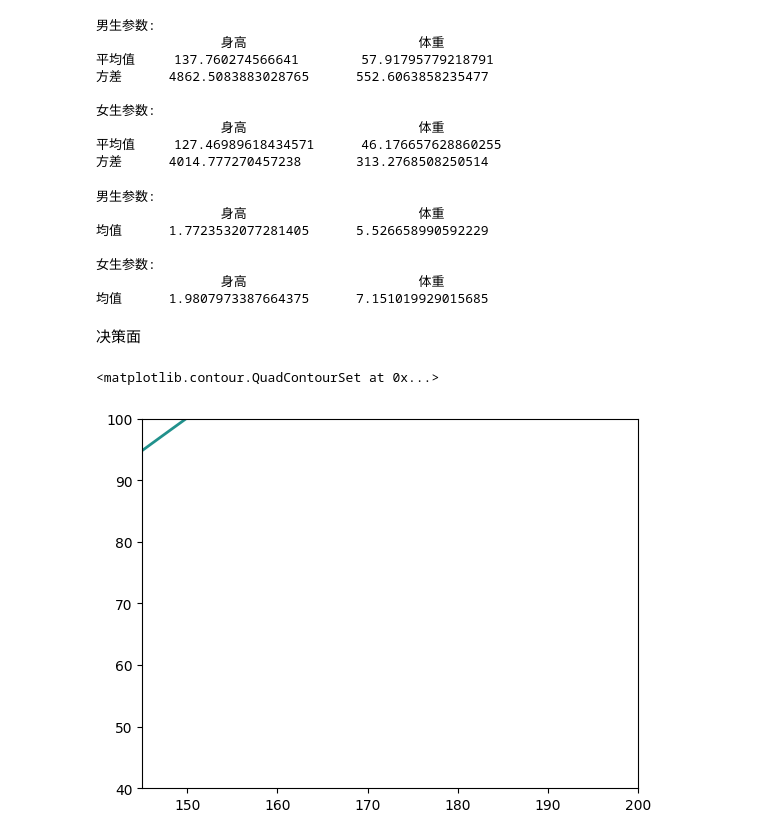
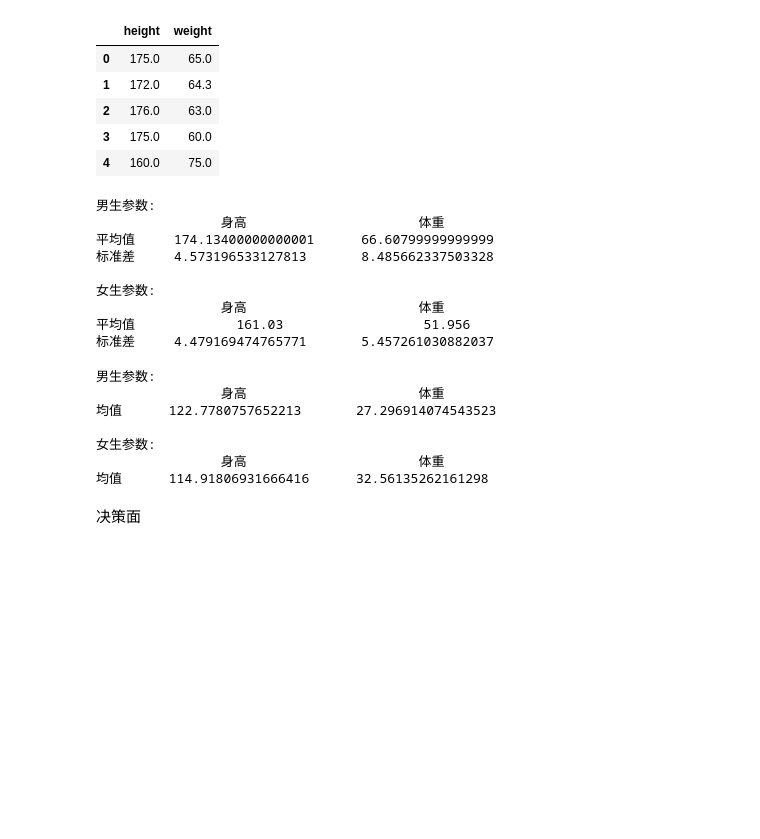
Before and after one commit to mikofan/Naive_Bayes_Classifier, a Jupyter notebook: test.ipynb, the cells around one changed output. Cells and saved outputs as stored; diff of their text form; code cells hidden in the pictures; blank space fills up the shorter version.

```diff
--- a/test.ipynb
+++ b/test.ipynb
@@ -12,44 +12,52 @@ dataset_train = pd.read_csv('data/traindata.csv')
 # %%
 #先分开取出训练集的男女数据
 dataset_male_train = dataset_train[dataset_train['gender'] == 'Male']
 dataset_female_train = dataset_train[dataset_train['gender'] == 'Female']
 
 #分别提取男女的身高体重特征
 body_male_train = dataset_male_train[['height','weight']]
 body_female_train = dataset_female_train[['height','weight']]
+body_male_train.head()
+# %% [output]
+|  | height | weight |
+| 0 | 175.0 | 65.0 |
+| 1 | 172.0 | 64.3 |
+| 2 | 176.0 | 63.0 |
+| 3 | 175.0 | 60.0 |
+| 4 | 160.0 | 75.0 |
 # %%
 #最大似然估计
 male_data = body_male_train.describe()
 female_data = body_female_train.describe()
 
 male_result = {}
-male_result['height_mean'] = male_data['height'].mean()
-male_result['height_sig'] = male_data['height'].std()
-male_result['weight_mean'] = male_data['weight'].mean()
-male_result['weight_sig'] = male_data['weight'].std()
+male_result['height_mean'] = body_male_train['height'].mean()
+male_result['height_sig'] = body_male_train['height'].std()
+male_result['weight_mean'] = body_male_train['weight'].mean()
+male_result['weight_sig'] = body_male_train['weight'].std()
 
 female_result = {}
-female_result['height_mean'] = female_data['height'].mean()
-female_result['height_sig'] = female_data['height'].std()
-female_result['weight_mean'] = female_data['weight'].mean()
-female_result['weight_sig'] = female_data['weight'].std()
+female_result['height_mean'] = body_female_train['height'].mean()
+female_result['height_sig'] = body_female_train['height'].std()
+female_result['weight_mean'] = body_female_train['weight'].mean()
+female_result['weight_sig'] = body_female_train['weight'].std()
 
 print('男生参数:\n\t\t身高\t\t\t体重\n平均值\t{}\t{}\n标准差\t{}\t{}\n'.
       format(male_result['height_mean'], male_result['weight_mean'],
              male_result['height_sig'], male_result['weight_sig']))
-print('女生参数:\n\t\t身高\t\t\t体重\n平均值\t{}\t{}\n标准差\t{}\t{}'.
+print('女生参数:\n\t\t身高\t\t\t体重\n平均值\t\t{}\t\t\t{}\n标准差\t{}\t{}'.
       format(female_result['height_mean'], female_result['weight_mean'],
              female_result['height_sig'], female_result['weight_sig']))
 # %% [output]
 男生参数:
                 身高                      体重
-平均值     137.760274566641        57.91795779218791
-方差      4862.5083883028765      552.6063858235477
+平均值     174.13400000000001      66.60799999999999
+标准差     4.573196533127813       8.485662337503328
 
 女生参数:
                 身高                      体重
-平均值     127.46989618434571      46.176657628860255
-方差      4014.777270457238       313.2768508250514
+平均值             161.03                  51.956
+标准差     4.479169474765771       5.457261030882037
 # %%
 #贝叶斯估计
 mean0 = 0
@@ -59,11 +67,12 @@ count['Total'] = dataset_train.shape[0]
 count['Male'] = dataset_male_train.shape[0]
 count['Female'] = dataset_female_train.shape[0]
 
-male_result['height_mean_bayes'] = (1/(count['Male']+male_result['height_sig']))*(body_male_train['height'].sum())
-male_result['weight_mean_bayes'] = (1/(count['Male']+male_result['weight_sig']))*(body_male_train['weight'].sum())
 
-female_result['height_mean_bayes'] = (1/(count['Female']+female_result['height_sig']))*(body_female_train['height'].sum())
-female_result['weight_mean_bayes'] = (1/(count['Female']+female_result['weight_sig']))*(body_female_train['weight'].sum())
+male_result['height_mean_bayes'] = (1/(count['Male']+male_result['height_sig']**2))*(body_male_train['height'].sum())
+male_result['weight_mean_bayes'] = (1/(count['Male']+male_result['weight_sig']**2))*(body_male_train['weight'].sum())
+
+female_result['height_mean_bayes'] = (1/(count['Female']+female_result['height_sig']**2))*(body_female_train['height'].sum())
+female_result['weight_mean_bayes'] = (1/(count['Female']+female_result['weight_sig']**2))*(body_female_train['weight'].sum())
 
 print('男生参数:\n\t\t身高\t\t\t体重\n均值\t{}\t{}\n'.
       format(male_result['height_mean_bayes'], male_result['weight_mean_bayes']))
@@ -72,11 +81,11 @@ print('女生参数:\n\t\t身高\t\t\t体重\n均值\t{}\t{}\n'.
 # %% [output]
 男生参数:
                 身高                      体重
-均值      1.7723532077281405      5.526658990592229
+均值      122.7780757652213       27.296914074543523
 
 女生参数:
                 身高                      体重
-均值      1.9807973387664375      7.151019929015685
+均值      114.91806931666416      32.56135262161298
 # %% [markdown]
 决策面
 # %%
@@ -94,16 +109,16 @@ sig_female = np.cov(female_array.T)
 mean_male = np.array([male_result['height_mean'], male_result['weight_mean']]).reshape(-1, 1)
 mean_female = np.array([female_result['height_mean'], female_result['weight_mean']]).reshape(-1, 1)
 # %%
-sample_height = np.linspace(145, 200)
-sample_weight = np.linspace(40, 100)
-sample = np.zeros((50, 50))
-for i in range(50):
-    for j in range(50):
-        '''sample[i,j] = 0.5 * (np.dot(np.dot((x-mean_male).T,np.linalg.inv(sig_male)), (x-mean_male)) -\
-        np.dot(np.dot((x-mean_female).T,np.linalg.inv(sig_female)), (x-mean_female))) +\
-        0.5 * math.log(np.linalg.det(sig_male)/np.linalg.det(sig_female)) - math.log(P_male/P_female)'''
-
-plt.contour(sample_height, sample_weight, sample, 0, linewidths=2)
+#用来预测性别，vlue>0为女，<0为男
+#point:         要预测的点
+#mean_male      男性的均值矩阵
+#mean_female    女性的均值矩阵
+#sig_male       男性的方差与协方差矩阵
+#sig_female     女性的方差与协方差矩阵
+#P_male         男性先验概率
+#P_female       女性先验概率
+def Predict_sex(point, mean_male, mean_female, sig_male, sig_female, P_male, P_female):
+    value = 0.5 * (np.dot(np.dot((point-mean_male).T,np.linalg.inv(sig_male)), (point-mean_male))[0][0] -\
+        np.dot(np.dot((point-mean_female).T,np.linalg.inv(sig_female)), (point-mean_female))[0][0]) +\
+        0.5 * math.log(np.linalg.det(sig_female)/np.linalg.det(sig_male)) - math.log(P_male/P_female)
+    return value
-# %% [output]
-<matplotlib.contour.QuadContourSet at 0x...>
-[figure, removed]
```
Also changed, not shown: parts of 6 cells of this notebook, 1 other file.
